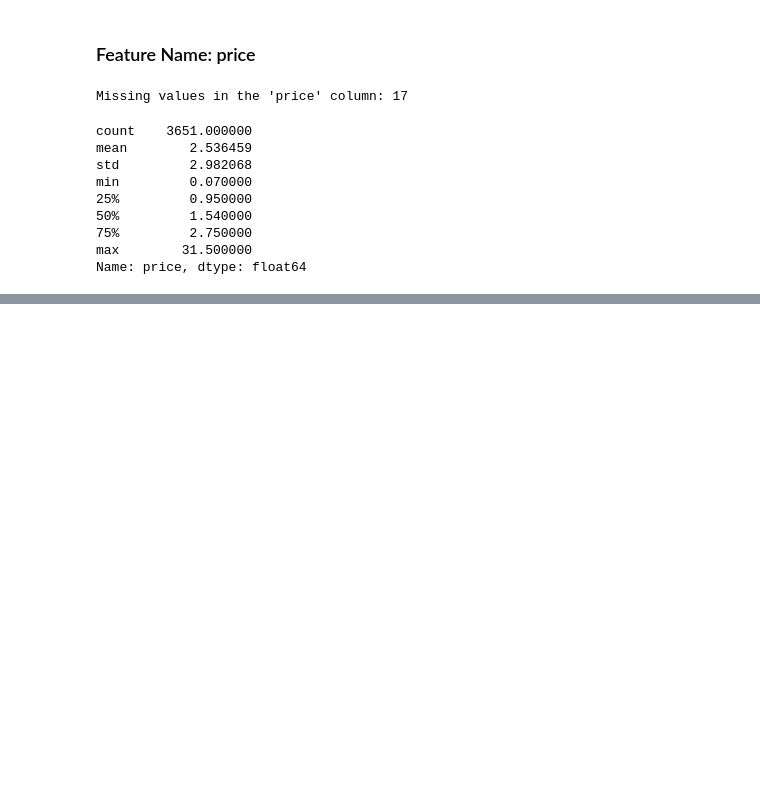
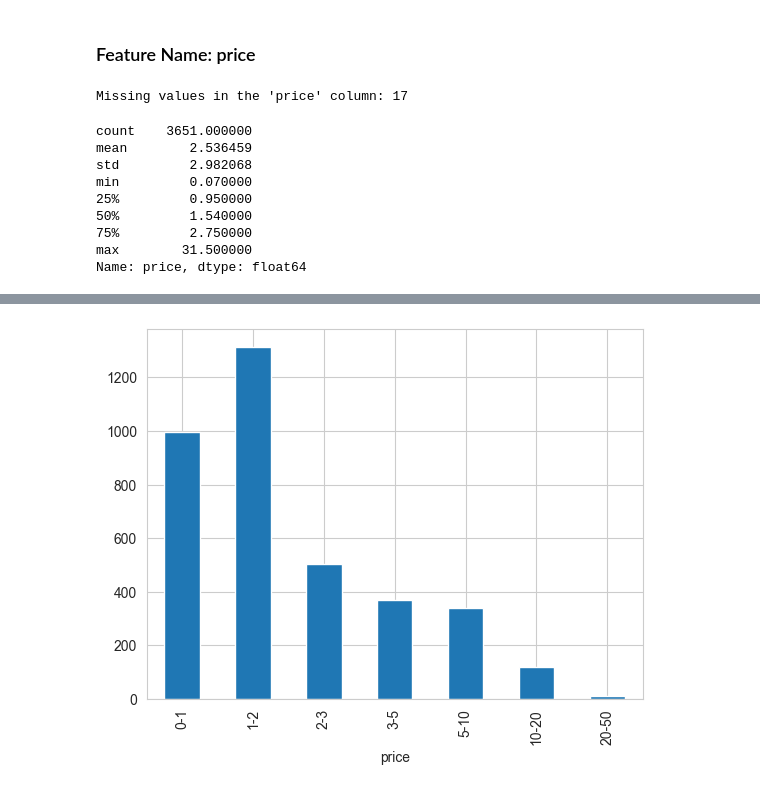
Before and after one commit to 07Sada/real-estate-property-price-predictor, a Jupyter notebook: notebooks/EDA-univariant_analysis_#05.ipynb, the cells around one changed output, grey strips where cells are left out. Drawn from its saved outputs; the diff is of its cells as text; code cells hidden in the pictures; blank space fills up the shorter version.

```diff
--- a/notebooks/EDA-univariant_analysis_#05.ipynb
+++ b/notebooks/EDA-univariant_analysis_#05.ipynb
@@ -302,0 +396,20 @@ plt.show()
+# %%
+# price binning
+
+# Defining price bins for categorization
+bins = [0, 1, 2, 3, 5, 10, 20, 50]
+
+# Define label for each price bin
+bin_labels = ["0-1", "1-2", "2-3", "3-5", "5-10", "10-20", "20-50"]
+
+# Create price categories based on bins
+price_categories = pd.cut(df['price'], bins=bins, labels=bin_labels, right=False)
+# The `right=False` argument ensures that a price on the boundary of two bins falls into the lower bin
+
+# Count the number of properties in price category
+price_category_count = price_categories.value_counts().sort_index()
+
+# Plot the price category distribution as a bar chart
+price_category_count.plot(kind='bar');
+# %% [output]
+[figure, added]
```
Also changed, not shown: parts of 19 cells of this notebook.
